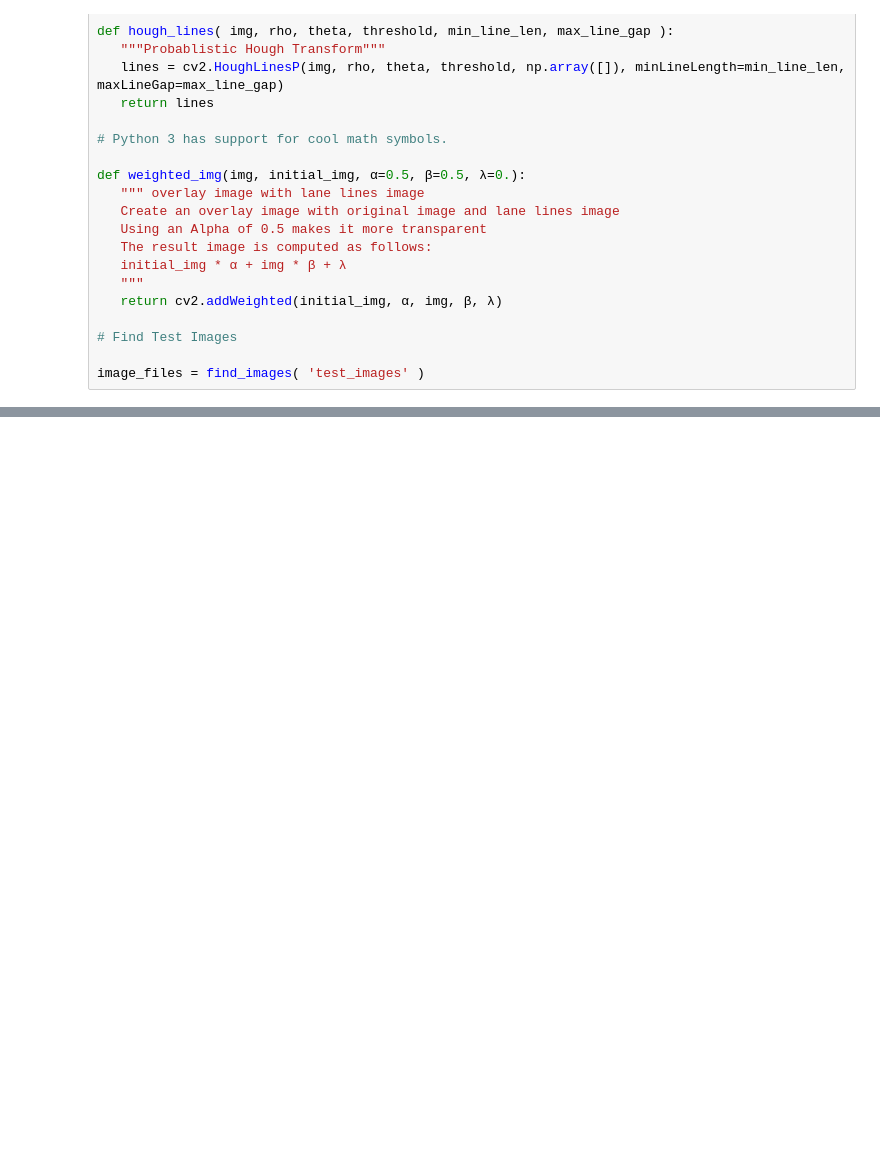
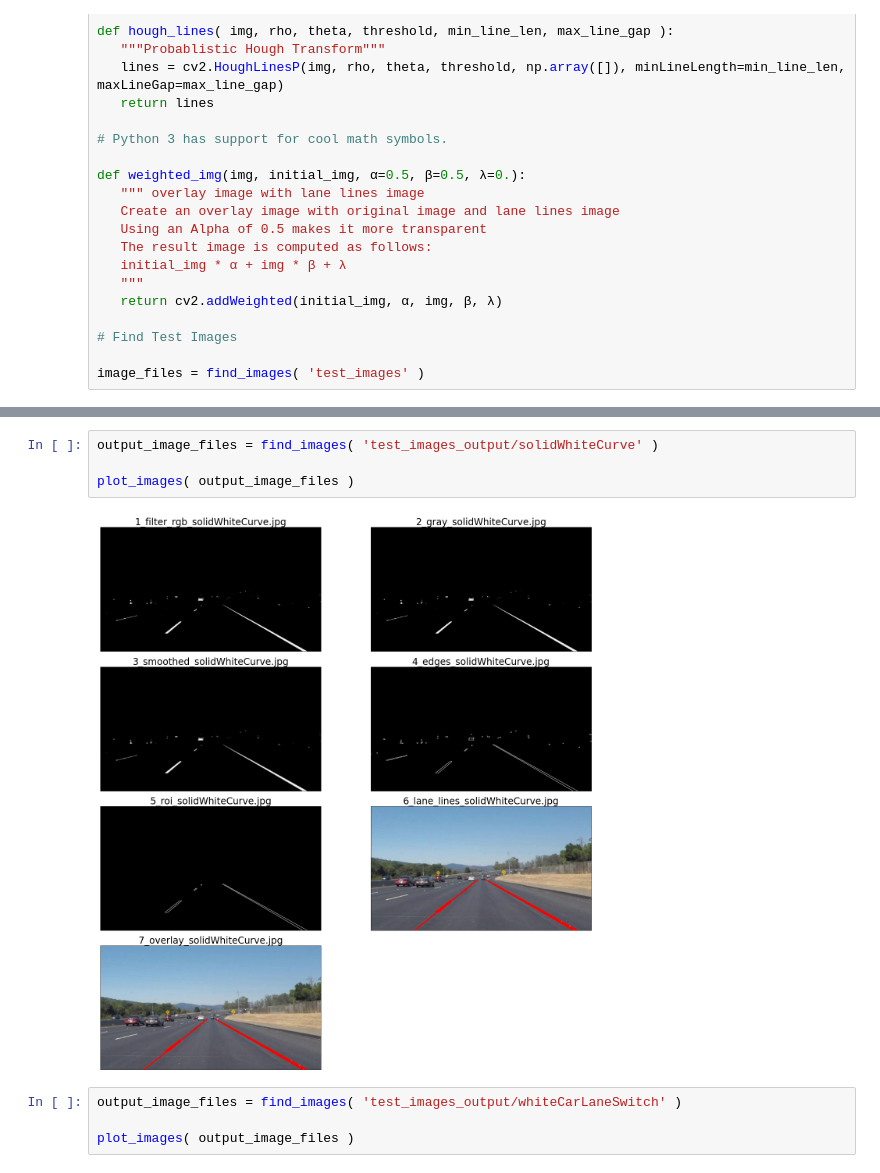
Before and after one commit to MaryamAdel9/Image-processing-project, a Jupyter notebook: phase1.ipynb, the cells around one changed output, grey strips where cells are left out. Saved outputs shown, nothing was run; the diff lists cells and outputs as text; blank space fills up the shorter version.

```diff
--- a/phase1.ipynb
+++ b/phase1.ipynb
@@ -249,0 +327,10 @@ image_files = find_images( 'test_images' )
+# %%
+output_image_files = find_images( 'test_images_output/solidWhiteCurve' )
+
+plot_images( output_image_files )
+# %% [output]
+[figure, added]
+# %%
+output_image_files = find_images( 'test_images_output/whiteCarLaneSwitch' )
+
+plot_images( output_image_files )
```
Also changed, not shown: parts of 4 cells of this notebook.
